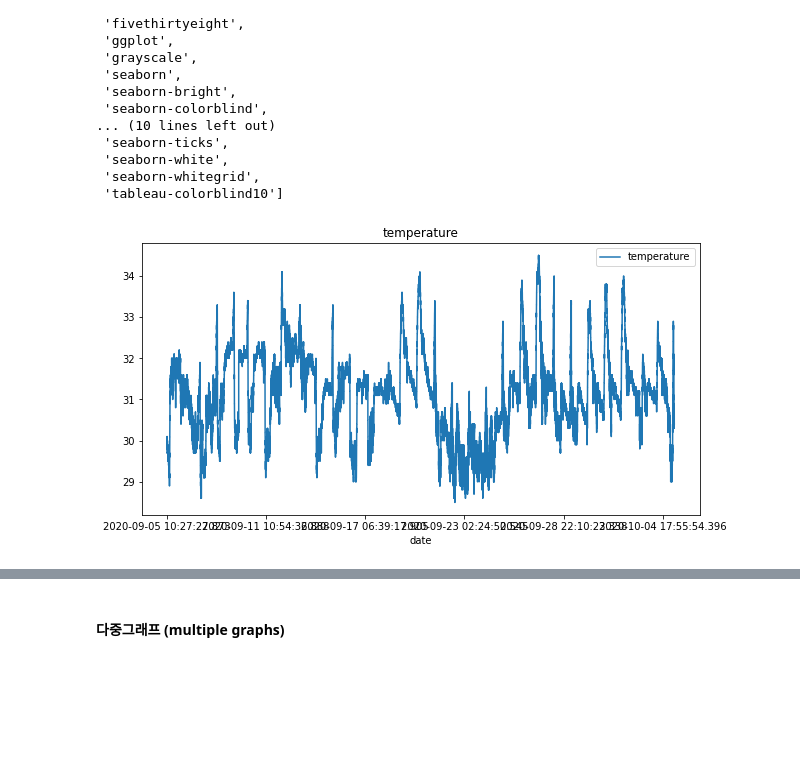
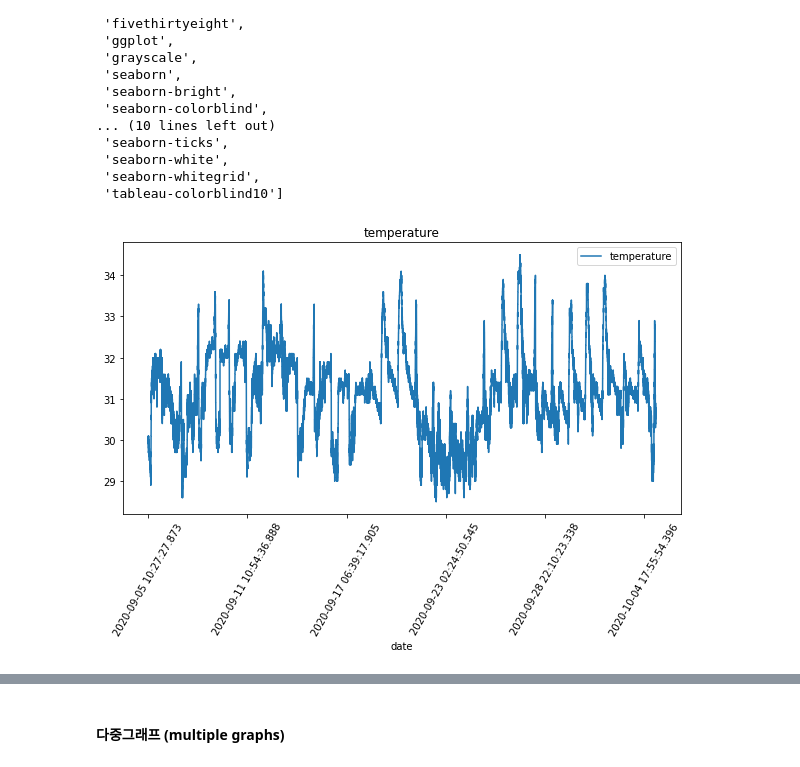
Before and after one commit to DoyulPark/pdm08, a Jupyter notebook: py-pandas/pandas_6_iot_nano33.ipynb, the cells around one changed output, grey strips where cells are left out. Drawn from its saved outputs; the diff is of its cells as text; code cells hidden in the pictures; blank space fills up the shorter version.

```diff
--- a/py-pandas/pandas_6_iot_nano33.ipynb
+++ b/py-pandas/pandas_6_iot_nano33.ipynb
@@ -291,9 +301,10 @@ plt.style.available
  'tableau-colorblind10']
 # %%
 iot_data.plot(x='date', y='temperature', figsize=(10,5), title='temperature')
+plt.xticks(rotation=60)
 plt.style.use('seaborn-pastel') # 'seaborn-pastel', 'fivethirtyeight'
 plt.show()
 # %% [output]
-[figure, old version]
+[figure, new version]
 # %%
 iot_data.plot(x='date', y='temperature', figsize=(10,5), title='temperature')
```
Also changed, not shown: parts of 68 cells of this notebook.
